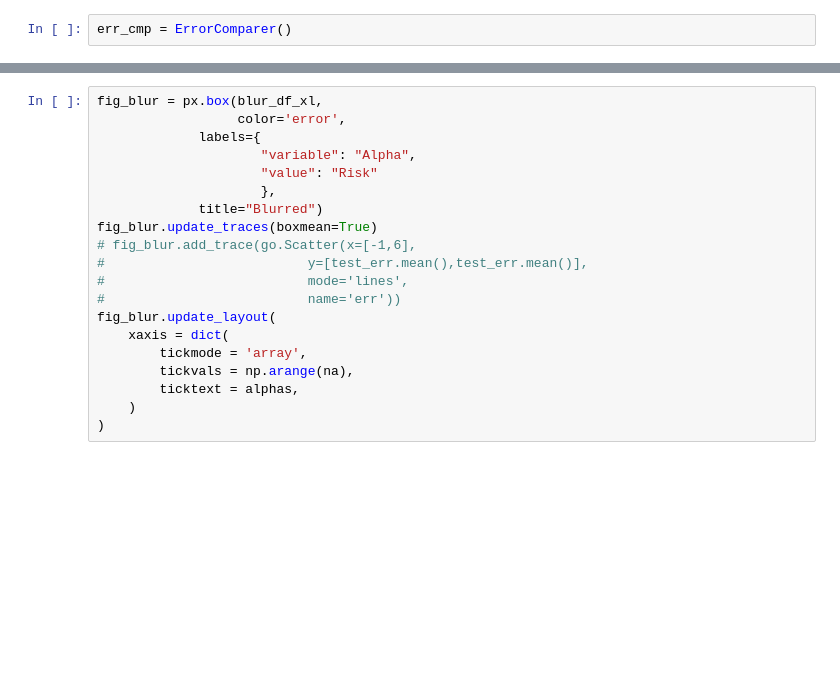
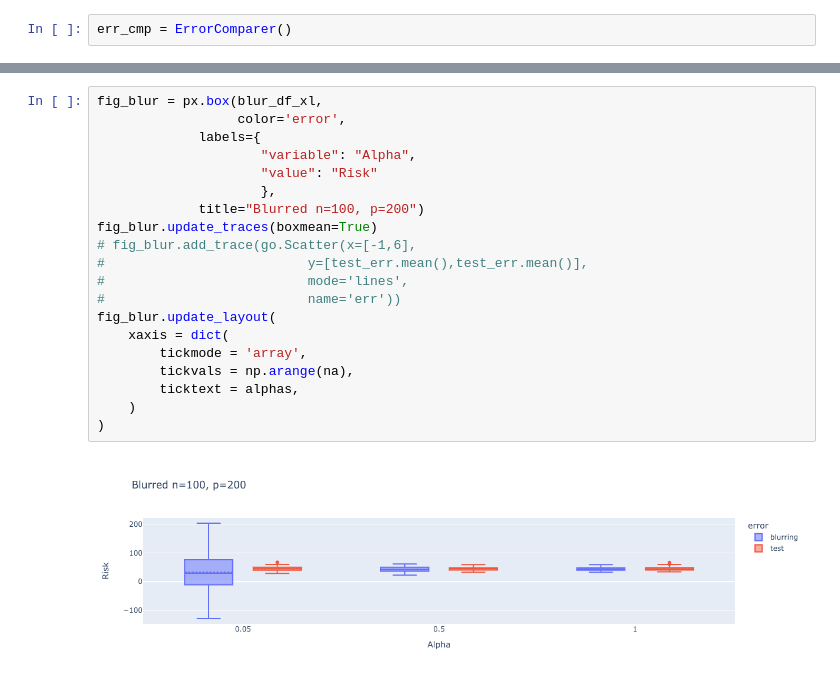
Before and after one commit to kevinbfry/StructuredPredictionError, a Jupyter notebook: BlurLasso.ipynb, the cells around one changed output, grey strips where cells are left out. Saved outputs shown, nothing was run; the diff lists cells and outputs as text; blank space fills up the shorter version.

```diff
--- a/BlurLasso.ipynb
+++ b/BlurLasso.ipynb
@@ -160,20 +216,22 @@ blur_df_xl
 # %%
 fig_blur = px.box(blur_df_xl,
                   color='error',
              labels={
                      "variable": "Alpha",
                      "value": "Risk"
                      },
-             title="Blurred")
+             title="Blurred n=100, p=200")
 fig_blur.update_traces(boxmean=True)
 # fig_blur.add_trace(go.Scatter(x=[-1,6],
 #                          y=[test_err.mean(),test_err.mean()],
 #                          mode='lines',
 #                          name='err'))
 fig_blur.update_layout(
     xaxis = dict(
         tickmode = 'array',
         tickvals = np.arange(na),
         ticktext = alphas,
     )
 )
+# %% [output]
+[figure, added]
```
Also changed, not shown: parts of 8 cells of this notebook, 5 other files.
